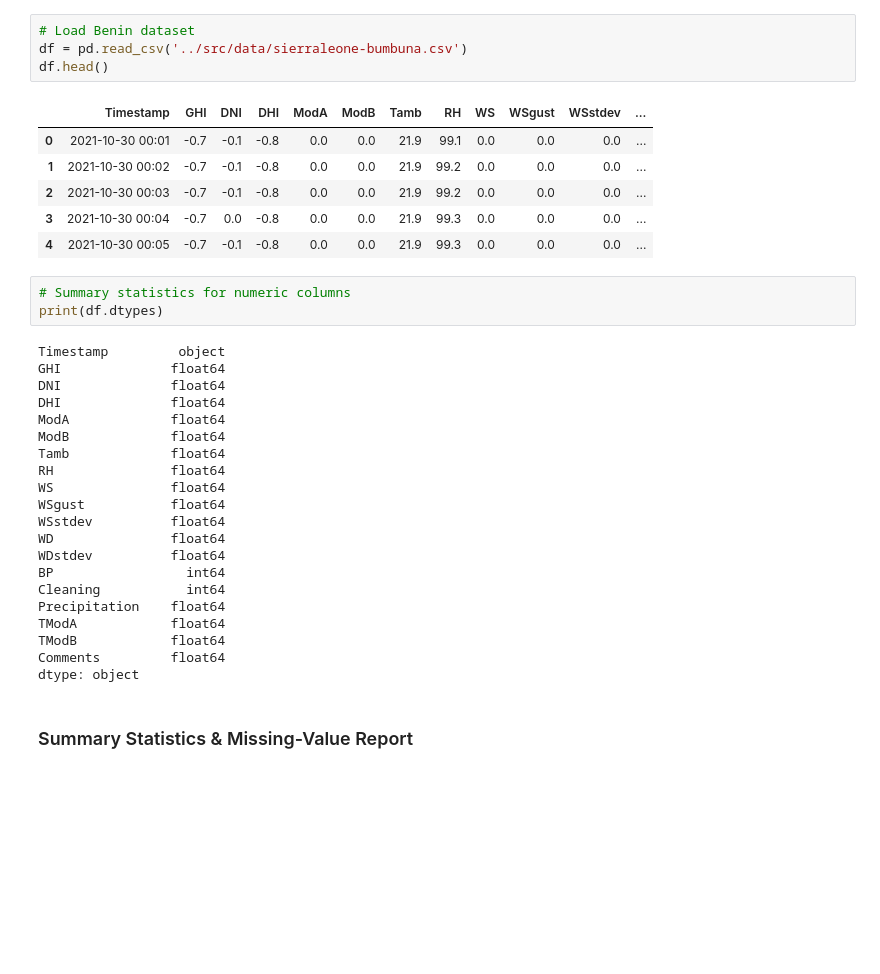
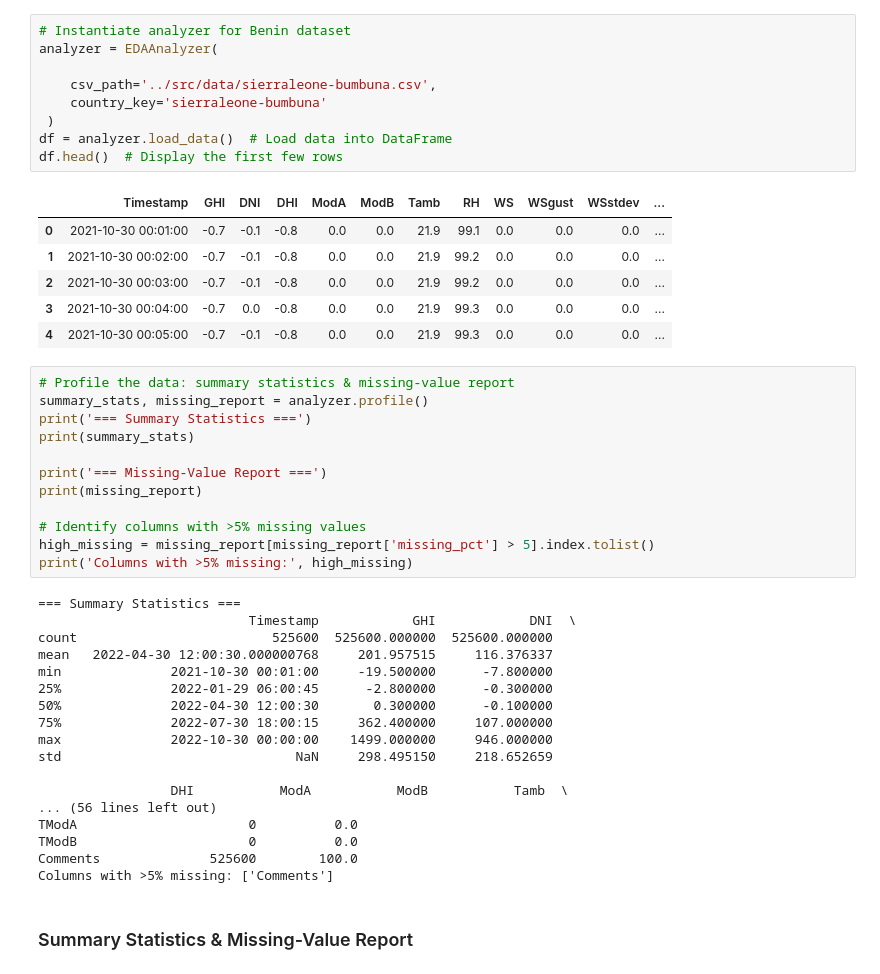
Before and after one commit to yohannesalex/solar-challenge-week1, a Jupyter notebook: notebooks/sierraleone-bumbuna_eda.ipynb, the cells around one changed output. Cells and saved outputs as stored; diff of their text form; blank space fills up the shorter version.

```diff
--- a/notebooks/sierraleone-bumbuna.ipynb
+++ b/notebooks/sierraleone-bumbuna_eda.ipynb
@@ -10,37 +15,48 @@ import os
 # %%
-# Load Benin dataset
-df = pd.read_csv('../src/data/sierraleone-bumbuna.csv')
-df.head()
+# Instantiate analyzer for Benin dataset
+analyzer = EDAAnalyzer(
+
+    csv_path='../src/data/sierraleone-bumbuna.csv',
+    country_key='sierraleone-bumbuna'
+ )
+df = analyzer.load_data()  # Load data into DataFrame
+df.head()  # Display the first few rows
 # %% [output]
 |  | Timestamp | GHI | DNI | DHI | ModA | ModB | Tamb | RH | WS | WSgust | WSstdev | ... |
-| 0 | 2021-10-30 00:01 | -0.7 | -0.1 | -0.8 | 0.0 | 0.0 | 21.9 | 99.1 | 0.0 | 0.0 | 0.0 | ... |
-| 1 | 2021-10-30 00:02 | -0.7 | -0.1 | -0.8 | 0.0 | 0.0 | 21.9 | 99.2 | 0.0 | 0.0 | 0.0 | ... |
-| 2 | 2021-10-30 00:03 | -0.7 | -0.1 | -0.8 | 0.0 | 0.0 | 21.9 | 99.2 | 0.0 | 0.0 | 0.0 | ... |
-| 3 | 2021-10-30 00:04 | -0.7 | 0.0 | -0.8 | 0.0 | 0.0 | 21.9 | 99.3 | 0.0 | 0.0 | 0.0 | ... |
-| 4 | 2021-10-30 00:05 | -0.7 | -0.1 | -0.8 | 0.0 | 0.0 | 21.9 | 99.3 | 0.0 | 0.0 | 0.0 | ... |
+| 0 | 2021-10-30 00:01:00 | -0.7 | -0.1 | -0.8 | 0.0 | 0.0 | 21.9 | 99.1 | 0.0 | 0.0 | 0.0 | ... |
+| 1 | 2021-10-30 00:02:00 | -0.7 | -0.1 | -0.8 | 0.0 | 0.0 | 21.9 | 99.2 | 0.0 | 0.0 | 0.0 | ... |
+| 2 | 2021-10-30 00:03:00 | -0.7 | -0.1 | -0.8 | 0.0 | 0.0 | 21.9 | 99.2 | 0.0 | 0.0 | 0.0 | ... |
+| 3 | 2021-10-30 00:04:00 | -0.7 | 0.0 | -0.8 | 0.0 | 0.0 | 21.9 | 99.3 | 0.0 | 0.0 | 0.0 | ... |
+| 4 | 2021-10-30 00:05:00 | -0.7 | -0.1 | -0.8 | 0.0 | 0.0 | 21.9 | 99.3 | 0.0 | 0.0 | 0.0 | ... |
 # %%
-# Summary statistics for numeric columns
-print(df.dtypes)
+# Profile the data: summary statistics & missing-value report
+summary_stats, missing_report = analyzer.profile()
+print('=== Summary Statistics ===')
+print(summary_stats)
+
+print('=== Missing-Value Report ===')
+print(missing_report)
+
+# Identify columns with >5% missing values
+high_missing = missing_report[missing_report['missing_pct'] > 5].index.tolist()
+print('Columns with >5% missing:', high_missing)
 # %% [output]
-Timestamp         object
-GHI              float64
-DNI              float64
-DHI              float64
-ModA             float64
-ModB             float64
-Tamb             float64
-RH               float64
-WS               float64
-WSgust           float64
-WSstdev          float64
-WD               float64
-WDstdev          float64
-BP                 int64
-Cleaning           int64
-Precipitation    float64
-TModA            float64
-TModB            float64
-Comments         float64
-dtype: object
+=== Summary Statistics ===
+                           Timestamp            GHI            DNI  \
+count                         525600  525600.000000  525600.000000
+mean   2022-04-30 12:00:30.000000768     201.957515     116.376337
+min              2021-10-30 00:01:00     -19.500000      -7.800000
+25%              2022-01-29 06:00:45      -2.800000      -0.300000
+50%              2022-04-30 12:00:30       0.300000      -0.100000
+75%              2022-07-30 18:00:15     362.400000     107.000000
+max              2022-10-30 00:00:00    1499.000000     946.000000
+std                              NaN     298.495150     218.652659
+
+                 DHI           ModA           ModB           Tamb  \
+... (56 lines left out)
+TModA                      0          0.0
+TModB                      0          0.0
+Comments              525600        100.0
+Columns with >5% missing: ['Comments']
 # %% [markdown]
 ### Summary Statistics & Missing-Value Report
```
Also changed, not shown: parts of 16 cells of this notebook, 4 other files.
